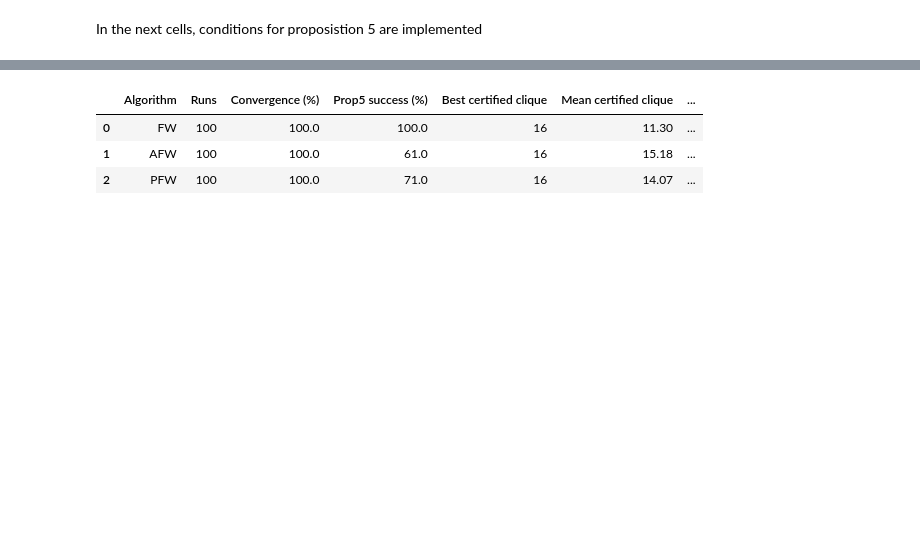
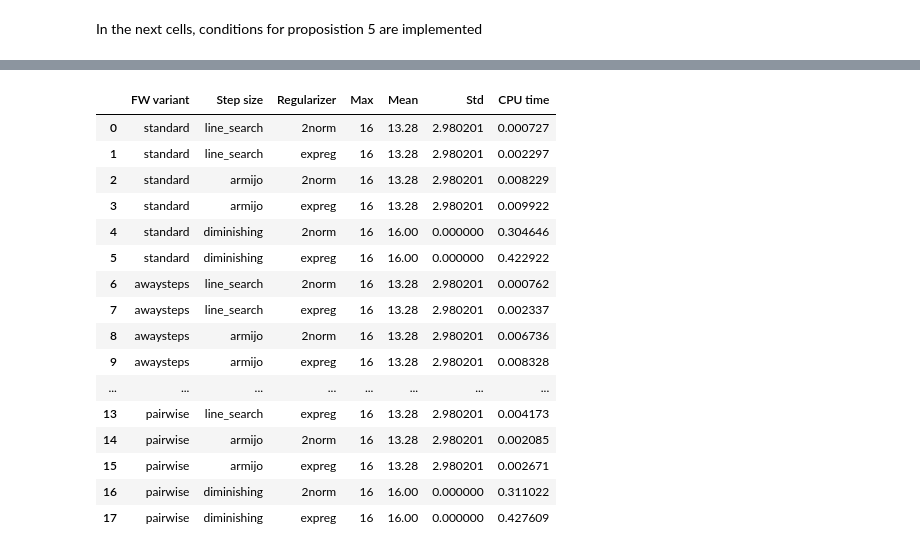
Before and after one commit to MatteoRanda/Optimization_Project, a Jupyter notebook: final_proj_v1.ipynb, the cells around one changed output, grey strips where cells are left out. Cells and saved outputs as stored; diff of their text form; code cells hidden in the pictures; blank space fills up the shorter version.

```diff
--- a/final_proj_v1.ipynb
+++ b/final_proj_v1.ipynb
@@ -1032,41 +864,0 @@ pfw_results = experiments(
-# %%
-known_max_clique = 16
-
-summary = [
-    prop5_stats(
-        fw_results,
-        "FW",
-        known_max_clique
-    ),
-
-    prop5_stats(
-        afw_results,
-        "AFW",
-        known_max_clique
-    ),
-
-    prop5_stats(
-        pfw_results,
-        "PFW",
-        known_max_clique
-    )
-]
-
-summary_df = pd.DataFrame(summary)
-
-summary_df = summary_df.round({
-    "Convergence (%)": 2,
-    "Prop5 success (%)": 2,
-    "Mean certified clique": 2,
-    "Maximum hit rate (%)": 2,
-    "Avg iterations": 1,
-    "Avg time (s)": 3,
-    "Avg final objective": 6
-})
-
-summary_df
-# %% [output]
-|  | Algorithm | Runs | Convergence (%) | Prop5 success (%) | Best certified clique | Mean certified clique | ... |
-| 0 | FW | 100 | 100.0 | 100.0 | 16 | 11.30 | ... |
-| 1 | AFW | 100 | 100.0 | 61.0 | 16 | 15.18 | ... |
-| 2 | PFW | 100 | 100.0 | 71.0 | 16 | 14.07 | ... |
@@ -1072,0 +950,26 @@ summary_df
+# %%
+results_table = clique_comparison_table(
+    A=A,
+    n_trials=100,
+    weights_initialization='one'
+)
+
+results_table
+# %% [output]
+|  | FW variant | Step size | Regularizer | Max | Mean | Std | CPU time |
+| 0 | standard | line_search | 2norm | 16 | 13.28 | 2.980201 | 0.000727 |
+| 1 | standard | line_search | expreg | 16 | 13.28 | 2.980201 | 0.002297 |
+| 2 | standard | armijo | 2norm | 16 | 13.28 | 2.980201 | 0.008229 |
+| 3 | standard | armijo | expreg | 16 | 13.28 | 2.980201 | 0.009922 |
+| 4 | standard | diminishing | 2norm | 16 | 16.00 | 0.000000 | 0.304646 |
+| 5 | standard | diminishing | expreg | 16 | 16.00 | 0.000000 | 0.422922 |
+| 6 | awaysteps | line_search | 2norm | 16 | 13.28 | 2.980201 | 0.000762 |
+| 7 | awaysteps | line_search | expreg | 16 | 13.28 | 2.980201 | 0.002337 |
+| 8 | awaysteps | armijo | 2norm | 16 | 13.28 | 2.980201 | 0.006736 |
+| 9 | awaysteps | armijo | expreg | 16 | 13.28 | 2.980201 | 0.008328 |
+| ... | ... | ... | ... | ... | ... | ... | ... |
+| 13 | pairwise | line_search | expreg | 16 | 13.28 | 2.980201 | 0.004173 |
+| 14 | pairwise | armijo | 2norm | 16 | 13.28 | 2.980201 | 0.002085 |
+| 15 | pairwise | armijo | expreg | 16 | 13.28 | 2.980201 | 0.002671 |
+| 16 | pairwise | diminishing | 2norm | 16 | 16.00 | 0.000000 | 0.311022 |
+| 17 | pairwise | diminishing | expreg | 16 | 16.00 | 0.000000 | 0.427609 |
```
Also changed, not shown: parts of 15 cells of this notebook, 1 other file.
